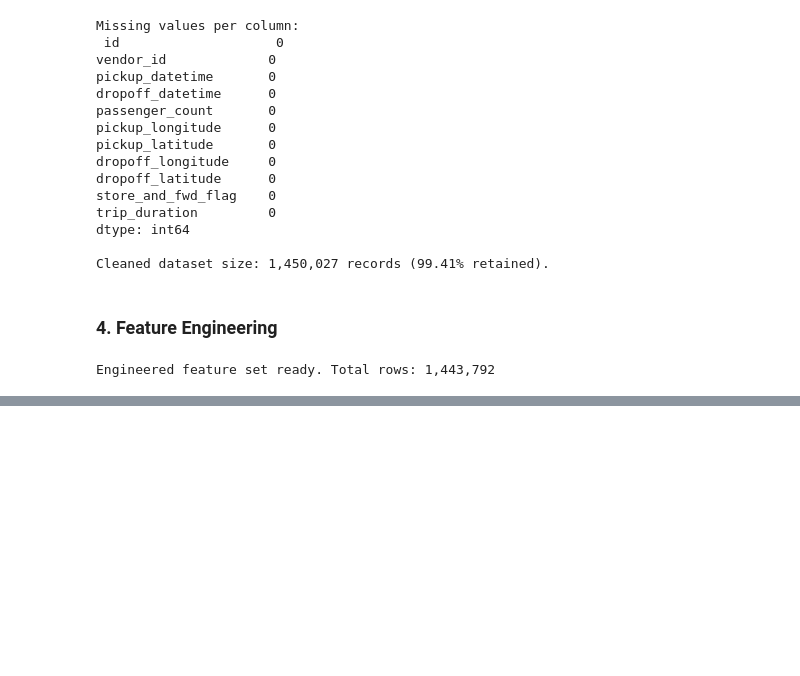
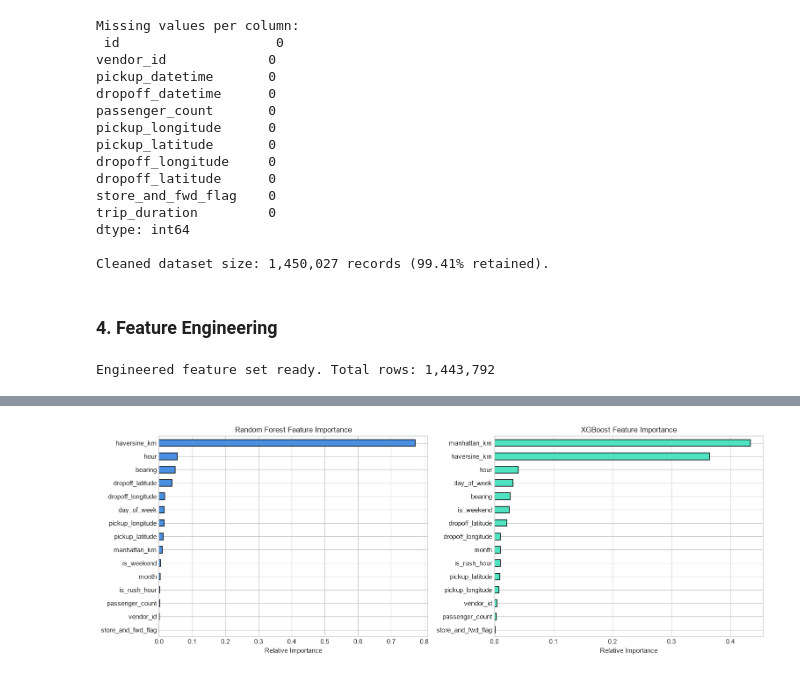
Before and after one commit to nushankodikara/IT5022-Group-Assignment, a Jupyter notebook: project.ipynb, the cells around one changed output, grey strips where cells are left out. Cells and saved outputs as stored; diff of their text form; code cells hidden in the pictures; blank space fills up the shorter version.

```diff
--- a/project.ipynb
+++ b/project.ipynb
@@ -169,0 +212,22 @@ plt.show()
+# %%
+# Model 2: XGBoost Regressor
+t0 = time.time()
+xgb_model = xgb.XGBRegressor(
+    n_estimators=150,
+    max_depth=8,
+    learning_rate=0.1,
+    subsample=0.8,
+    colsample_bytree=0.8,
+    n_jobs=-1,
+    random_state=42
+)
+xgb_model.fit(X_train, y_train)
+xgb_time = time.time() - t0
+
+y_pred_xgb = xgb_model.predict(X_test)
+xgb_metrics = evaluate_model(y_test, y_pred_xgb)
+xgb_metrics['Train Time (s)'] = xgb_time
+
+print(f"XGBoost Training Time: {xgb_time:.2f}s")
+for k, v in xgb_metrics.items():
+    print(f"  {k}: {v:.4f}")
@@ -169,0 +294,17 @@ plt.show()
+# %%
+fig, axes = plt.subplots(1, 2, figsize=(14, 5))
+
+fi_rf = pd.Series(rf_model.feature_importances_, index=features).sort_values()
+fi_rf.plot(kind='barh', ax=axes[0], color='#4A90E2', edgecolor='black')
+axes[0].set_title('Random Forest Feature Importance')
+axes[0].set_xlabel('Relative Importance')
+
+fi_xgb = pd.Series(xgb_model.feature_importances_, index=features).sort_values()
+fi_xgb.plot(kind='barh', ax=axes[1], color='#50E3C2', edgecolor='black')
+axes[1].set_title('XGBoost Feature Importance')
+axes[1].set_xlabel('Relative Importance')
+
+plt.tight_layout()
+plt.show()
+# %% [output]
+[figure, added]
```
Also changed, not shown: parts of 10 cells of this notebook.
